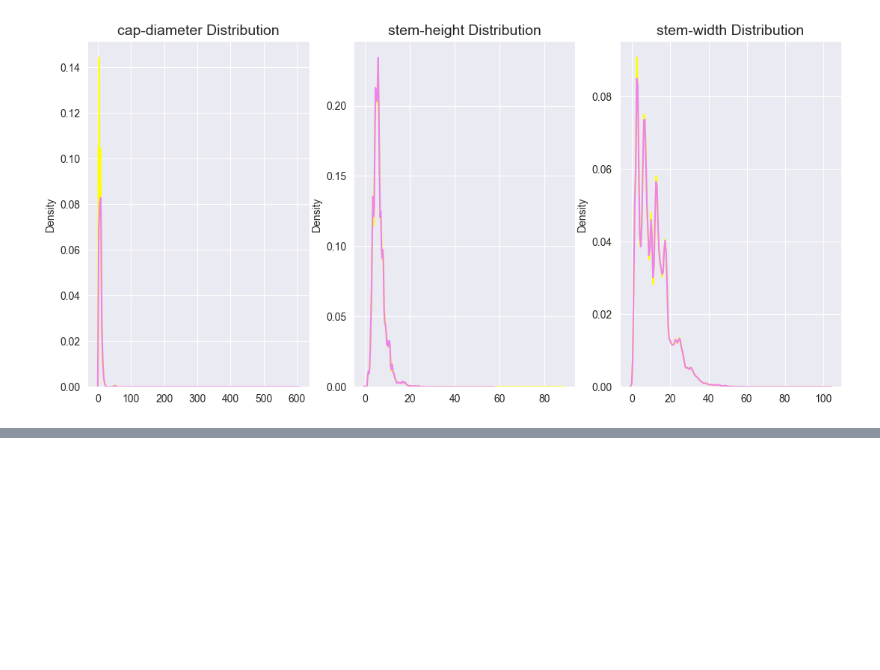
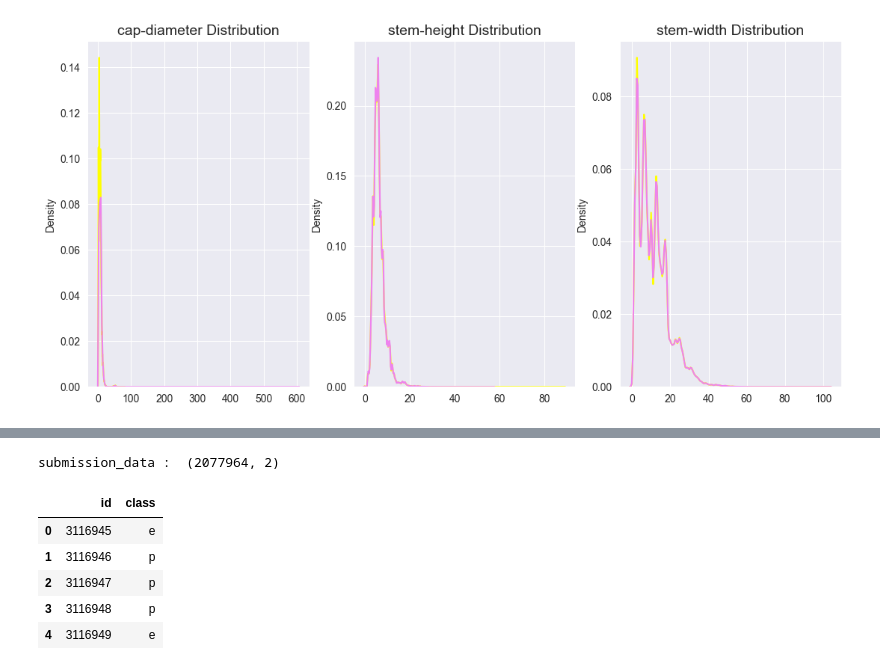
Before and after one commit to vimanmario/ML-BinaryPredictionOfPoisonousMushrooms, a Jupyter notebook: sample.ipynb, the cells around one changed output, grey strips where cells are left out. Saved outputs shown, nothing was run; the diff lists cells and outputs as text; code cells hidden in the pictures; blank space fills up the shorter version.

```diff
--- a/sample.ipynb
+++ b/sample.ipynb
@@ -238 +249,16 @@ class
 Name: count, dtype: int64
+# %%
+submission_data = pd.read_csv("submission.csv")
+
+print("submission_data : ", submission_data.shape)
+# %% [output]
+submission_data :  (2077964, 2)
+# %%
+submission_data.head()
+# %% [output]
+|  | id | class |
+| 0 | 3116945 | e |
+| 1 | 3116946 | p |
+| 2 | 3116947 | p |
+| 3 | 3116948 | p |
+| 4 | 3116949 | e |
```
Also changed, not shown: parts of 7 cells of this notebook.
